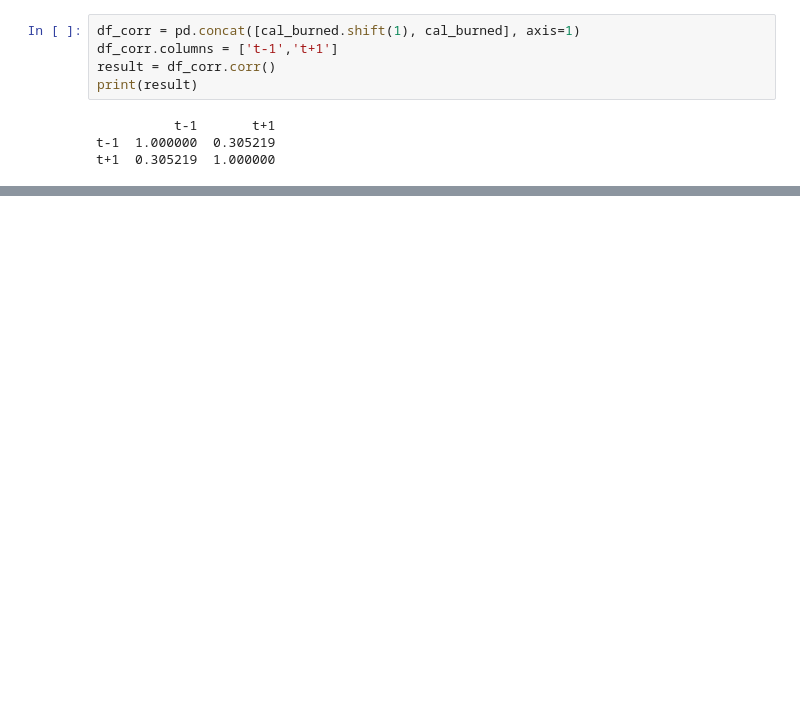
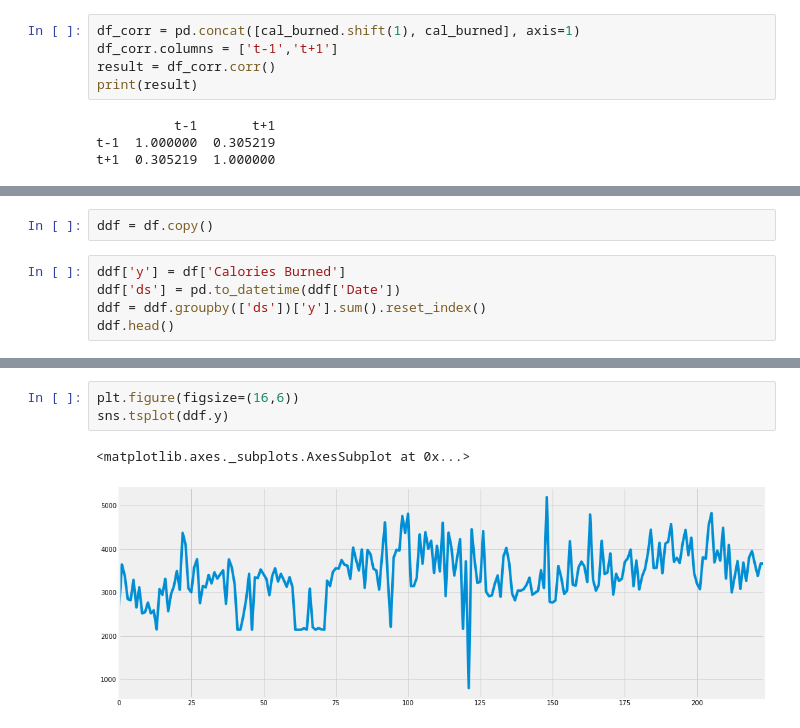
Before and after one commit to jesseanddd/fitbit, a Jupyter notebook: fitbit.ipynb, the cells around one changed output, grey strips where cells are left out. Saved outputs shown, nothing was run; the diff lists cells and outputs as text; blank space fills up the shorter version.

```diff
--- a/fitbit.ipynb
+++ b/fitbit.ipynb
@@ -253,0 +299,7 @@ t+1  0.305219  1.000000
+# %%
+ddf = df.copy()
+# %%
+ddf['y'] = df['Calories Burned']
+ddf['ds'] = pd.to_datetime(ddf['Date'])
+ddf = ddf.groupby(['ds'])['y'].sum().reset_index()
+ddf.head()
@@ -253,0 +313,6 @@ t+1  0.305219  1.000000
+# %%
+plt.figure(figsize=(16,6))
+sns.tsplot(ddf.y)
+# %% [output]
+<matplotlib.axes._subplots.AxesSubplot at 0x...>
+[figure, added]
```
Also changed, not shown: parts of 40 cells of this notebook, 1 other file.
